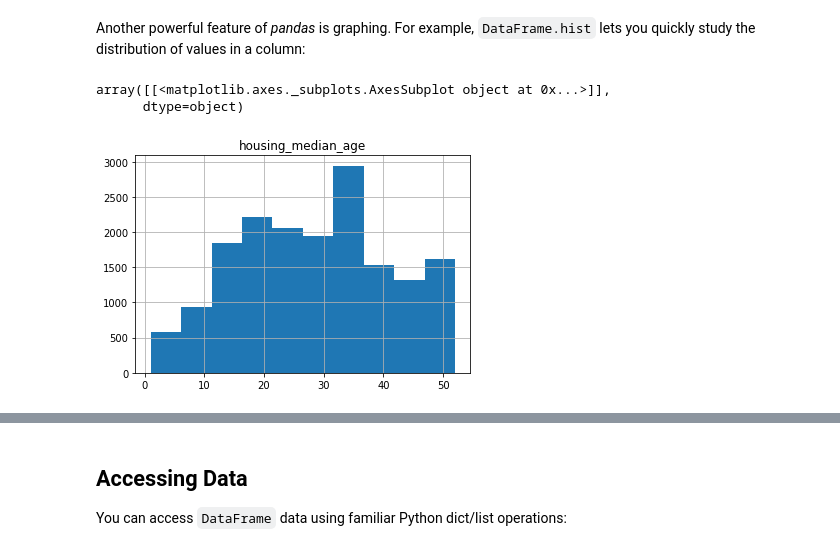
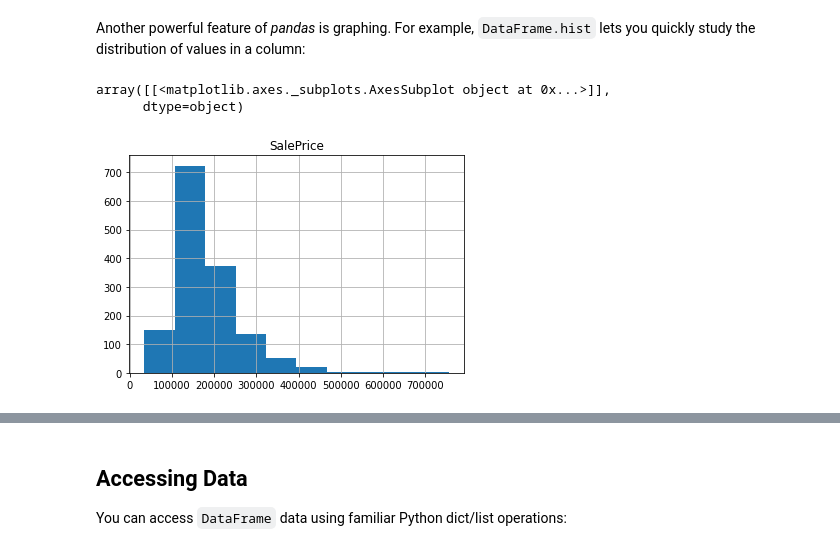
Before and after one commit to vsbca/Data-Science, a Jupyter notebook: intro_to_pandas.ipynb, the cells around one changed output, grey strips where cells are left out. Cells and saved outputs as stored; diff of their text form; code cells hidden in the pictures.

```diff
--- a/intro_to_pandas.ipynb
+++ b/intro_to_pandas.ipynb
@@ -239,0 +291,11 @@ df.describe()
+# %%
+#invite people for the Kaggle
+import pandas as pd
+import matplotlib.pyplot as plt
+import seaborn as sns
+import numpy as np
+
+%matplotlib inline
+
+df = pd.read_csv("https://raw.githubusercontent.com/vsbca/Data-Science/master/Data/house_price.csv", sep=",")
+df.head()
@@ -253,8 +359,8 @@ df.head()
 Another powerful feature of *pandas* is graphing. For example, `DataFrame.hist` lets you quickly study the distribution of values in a column:
 # %%
 #histogram
-df.hist('housing_median_age')
+df.hist('SalePrice')
 # %% [output]
 array([[<matplotlib.axes._subplots.AxesSubplot object at 0x...>]],
       dtype=object)
-[figure, old version]
+[figure, new version]
```
Also changed, not shown: parts of 23 cells of this notebook.
